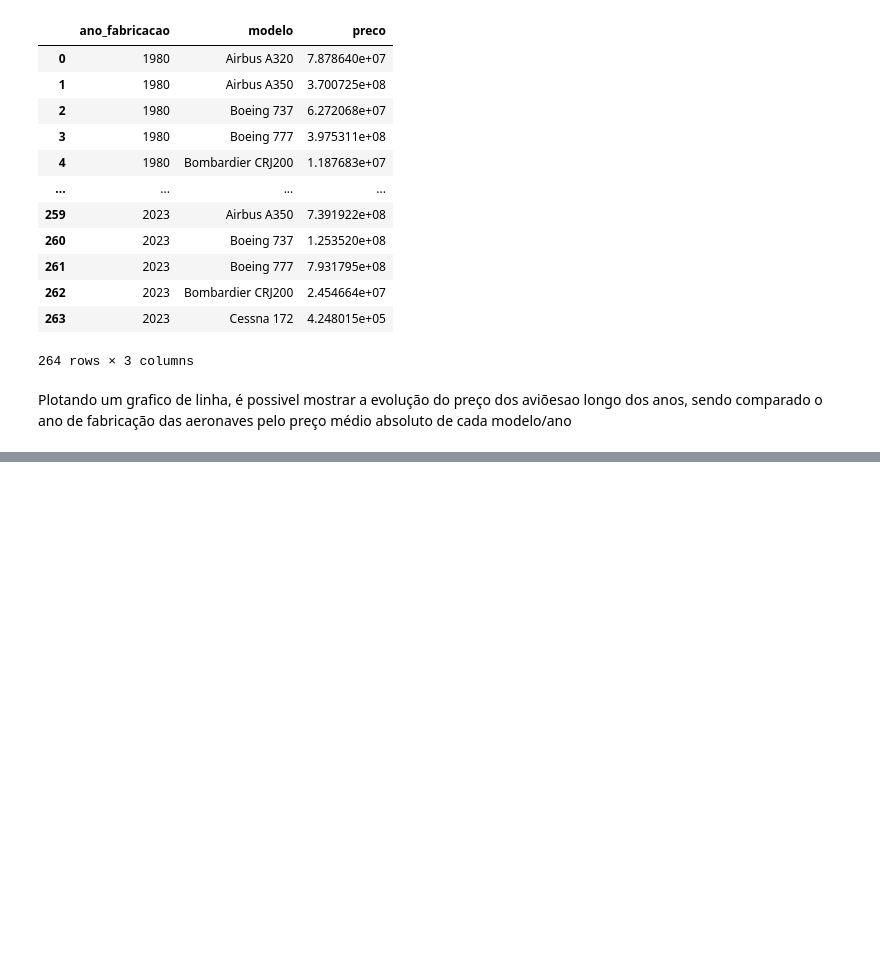
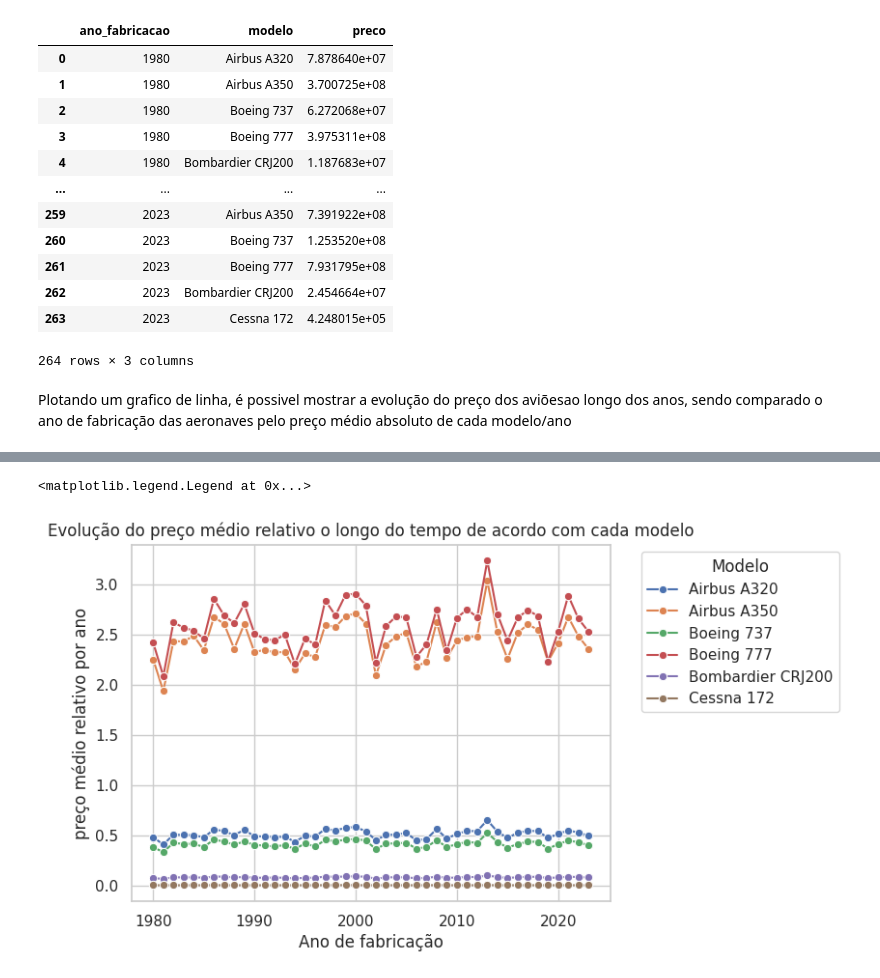
Before and after one commit to larifreitas/fundamentos-ds-e-ia, a Jupyter notebook: Atividade_airplane_price_dataset.ipynb, the cells around one changed output, grey strips where cells are left out. Drawn from its saved outputs; the diff is of its cells as text; code cells hidden in the pictures; blank space fills up the shorter version.

```diff
--- a/Atividade_airplane_price_dataset.ipynb
+++ b/Atividade_airplane_price_dataset.ipynb
@@ -351,0 +387,9 @@ gp
+# %%
+sns.lineplot(data=gp, x="ano_fabricacao", y="mean",hue="modelo", marker="o")
+plt.title("Evolução do preço médio relativo o longo do tempo de acordo com cada modelo")
+plt.xlabel("Ano de fabricação")
+plt.ylabel("preço médio relativo por ano")
+plt.legend(title="Modelo", bbox_to_anchor=(1.05, 1), loc='upper left')
+# %% [output]
+<matplotlib.legend.Legend at 0x...>
+[figure, added]
```
Also changed, not shown: parts of 69 cells of this notebook, 1 other file.
